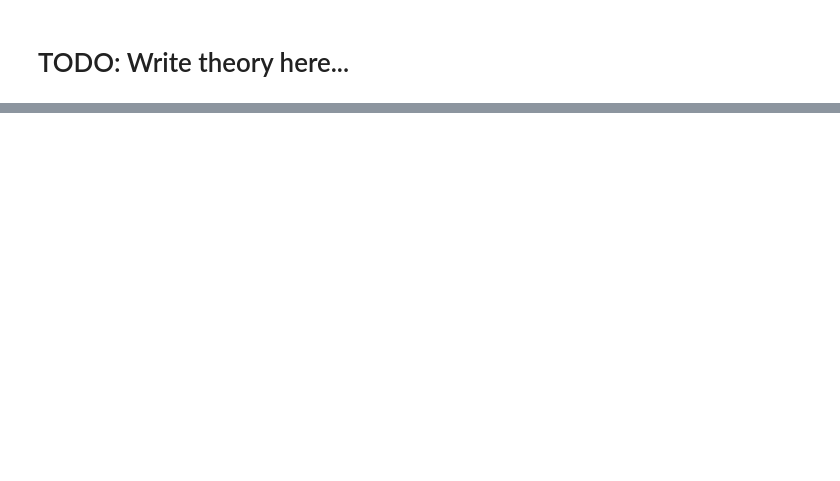
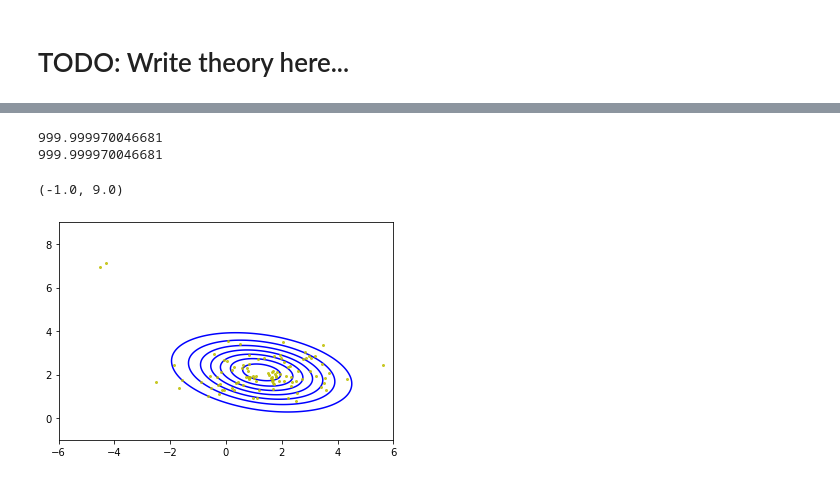
Before and after one commit to vduckute1812/MineSweeper, a Jupyter notebook: 7.2 t distribution.ipynb, the cells around one changed output, grey strips where cells are left out. Saved outputs shown, nothing was run; the diff lists cells and outputs as text; code cells hidden in the pictures; blank space fills up the shorter version.

Commit message:
Add 7.2 t distribution

```diff
--- a/7.2 t distribution.ipynb
+++ b/7.2 t distribution.ipynb
@@ -141 +152,24 @@ plt.ylim(-1,9)
+# %%
+import math
+
+# Multivariate t-distribution pdf.
+def pdf_tm (x, mu, sig, nu):
+    D = mu.size
+    # gammaln is used instead of gamma to avoid overflow.
+    # gamma((nu+D)/2)/gamma(nu/2) == exp(gammaln((nu+D)/2)-gammaln(nu/2)).
+    c = math.exp(gammaln((nu+D)/2) - gammaln(nu/2))
+    c = c / ((nu*math.pi) ** (D/2) * math.sqrt(np.linalg.det(sig)))
+
+    I, _ = x.shape
+    delta = np.zeros((I,1))
+    x_minus_mu = x - mu
+    temp = x_minus_mu @ np.linalg.inv(sig)
+    for i in range(I):
+        delta[i] = temp[i,:] @ x_minus_mu[i,:].T
+
+    px = 1 + (delta / nu);
+    px = np.power(px, (-nu-D)/2)
+    px = px * c;
+
+    return px
 # %%
@@ -171,0 +249,17 @@ def fit_t(X, precision):
+# %%
+# Fit a t-distribution to the data with outliers.
+t_mu, t_sig, t_nu = fit_t(x_plus_outliers, 0.01)
+
+t_distribution = pdf_tm(x_y_matrix, t_mu, t_sig, t_nu)
+t_distribution = t_distribution.reshape(n, n)
+
+# Create the contour plot.
+plt.plot(x_plus_outliers[:, 0], x_plus_outliers[:, 1], 'yo', markersize = 2, alpha = .8)
+plt.contour(XX,YY,t_distribution, colors=['b'])
+plt.xlim(-6,6)
+plt.ylim(-1,9)
+# %% [output]
+999.999970046681
+999.999970046681
+(-1.0, 9.0)
+[figure, added]
```
Also changed, not shown: parts of 4 cells of this notebook.
